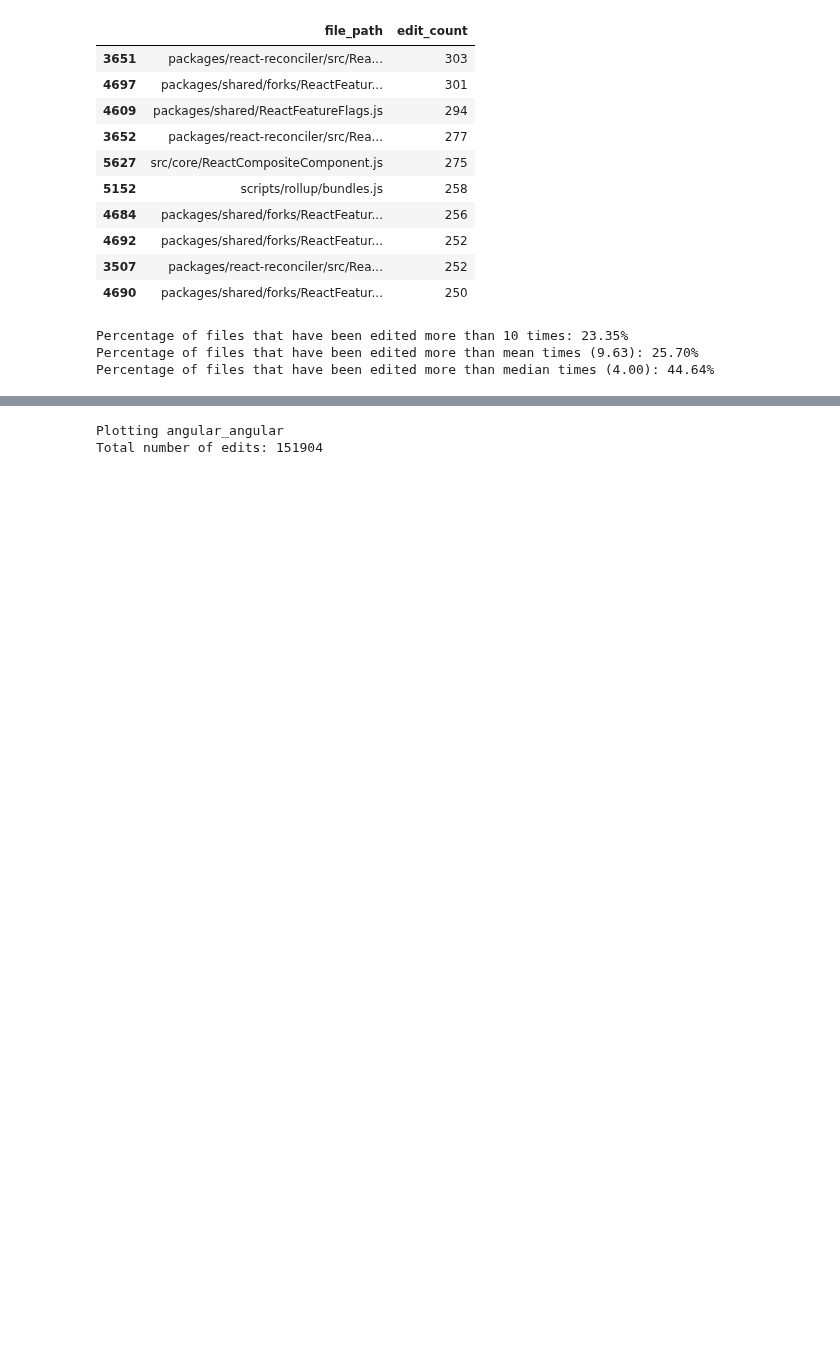
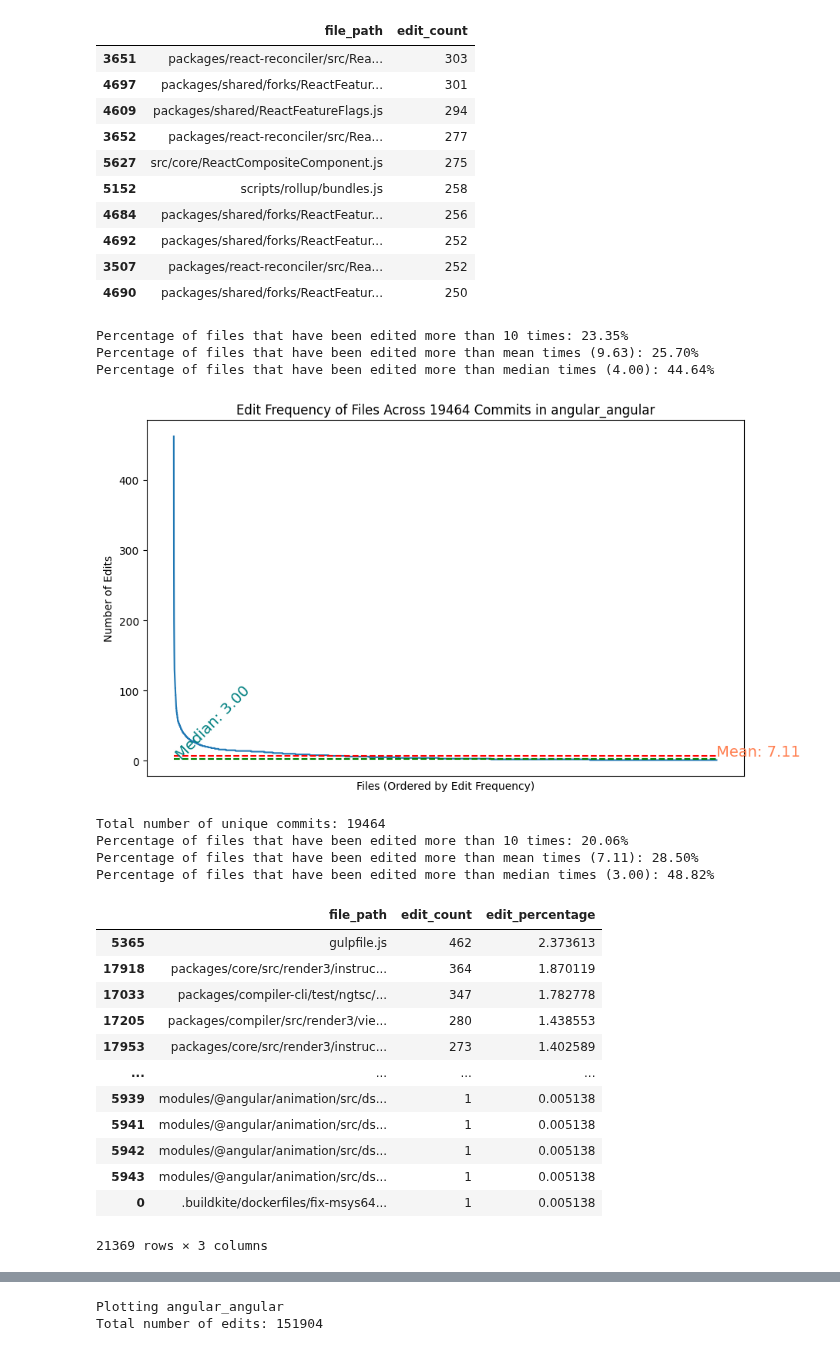
Before and after one commit to Siddharth-Gandhi/ds, a Jupyter notebook: notebooks/rerank.ipynb, the cells around one changed output, grey strips where cells are left out. Saved outputs shown, nothing was run; the diff lists cells and outputs as text; code cells hidden in the pictures; blank space fills up the shorter version.

```diff
--- a/notebooks/rerank.ipynb
+++ b/notebooks/rerank.ipynb
@@ -151 +191,22 @@ def plot_edit_frequency(repo, plot=False):
+# %%
+plot_edit_frequency('angular_angular', plot=True)
+# %% [output]
+[figure, added]
+Total number of unique commits: 19464
+Percentage of files that have been edited more than 10 times: 20.06%
+Percentage of files that have been edited more than mean times (7.11): 28.50%
+Percentage of files that have been edited more than median times (3.00): 48.82%
+|  | file_path | edit_count | edit_percentage |
+| 5365 | gulpfile.js | 462 | 2.373613 |
+| 17918 | packages/core/src/render3/instruc... | 364 | 1.870119 |
+| 17033 | packages/compiler-cli/test/ngtsc/... | 347 | 1.782778 |
+| 17205 | packages/compiler/src/render3/vie... | 280 | 1.438553 |
+| 17953 | packages/core/src/render3/instruc... | 273 | 1.402589 |
+| ... | ... | ... | ... |
+| 5939 | modules/@angular/animation/src/ds... | 1 | 0.005138 |
+| 5941 | modules/@angular/animation/src/ds... | 1 | 0.005138 |
+| 5942 | modules/@angular/animation/src/ds... | 1 | 0.005138 |
+| 5943 | modules/@angular/animation/src/ds... | 1 | 0.005138 |
+| 0 | .buildkite/dockerfiles/fix-msys64... | 1 | 0.005138 |
+21369 rows × 3 columns
 # %%
```
Also changed, not shown: parts of 6 cells of this notebook, 4 other files.
